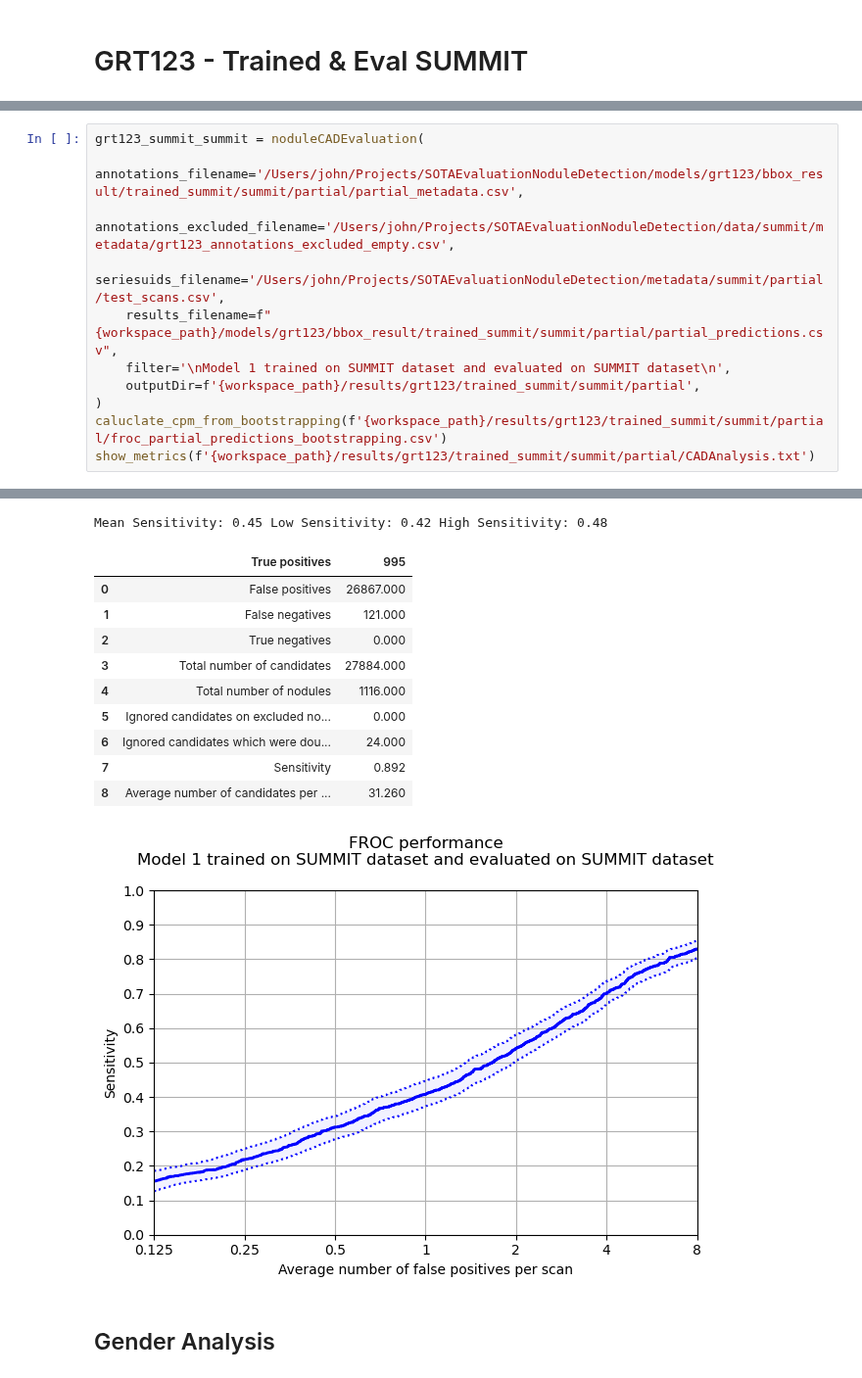
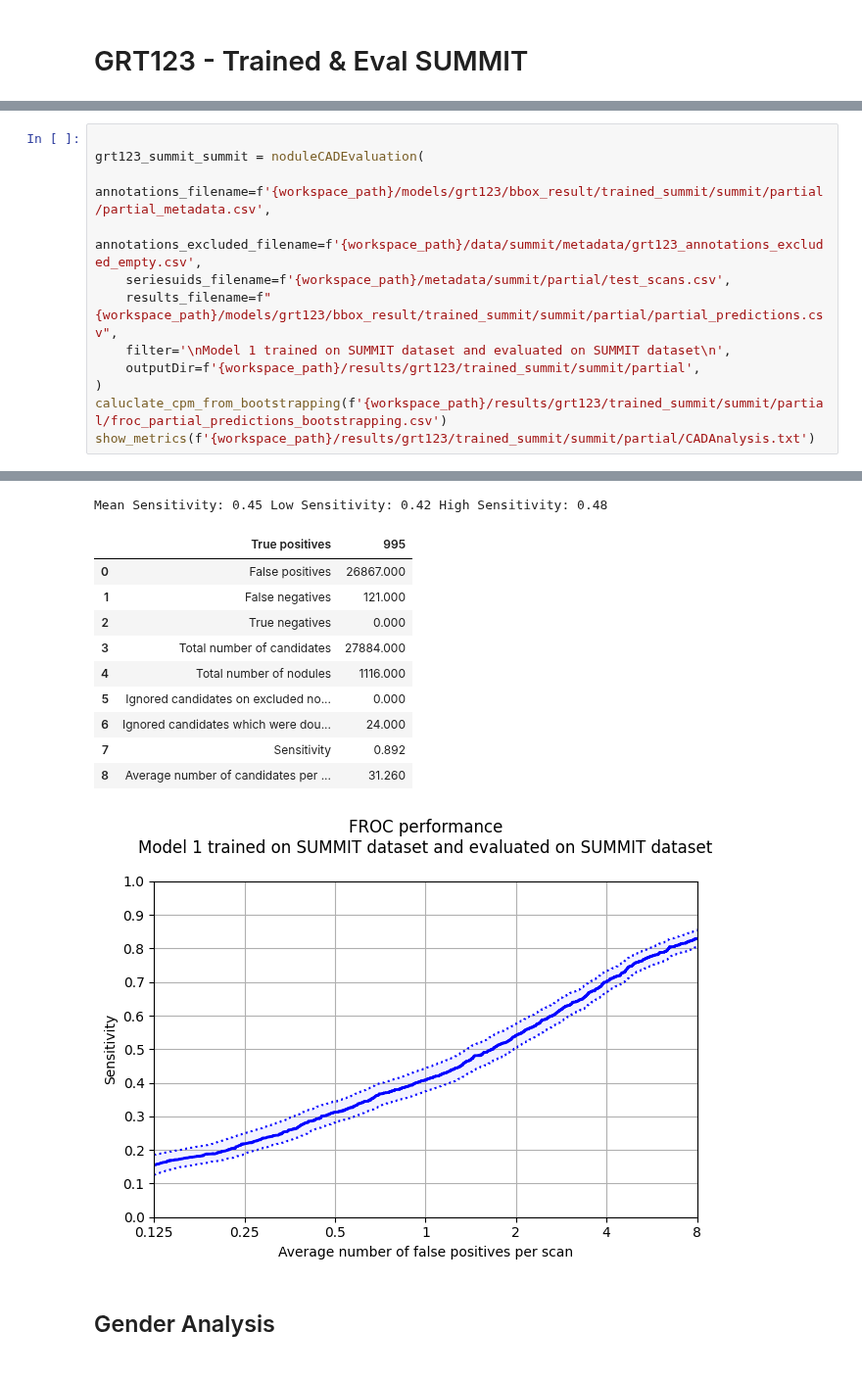
Before and after one commit to johnmccabe44/fairness-in-nodule-detection, a Jupyter notebook: notebooks/FairnessInNoduleDetectionAlgorithms/results.ipynb, the cells around one changed output, grey strips where cells are left out. Shown at 98% size. Saved outputs shown, nothing was run; the diff lists cells and outputs as text.

```diff
--- a/notebooks/FairnessInNoduleDetectionAlgorithms/results.ipynb
+++ b/notebooks/FairnessInNoduleDetectionAlgorithms/results.ipynb
@@ -54,8 +65,9 @@ def show_metrics(file_path):
 # %%
+
 grt123_summit_summit = noduleCADEvaluation(
-    annotations_filename='/Users/john/Projects/SOTAEvaluationNoduleDetection/models/grt123/bbox_result/trained_summit/summit/partial/partial_metadata.csv',
-    annotations_excluded_filename='/Users/john/Projects/SOTAEvaluationNoduleDetection/data/summit/metadata/grt123_annotations_excluded_empty.csv',
-    seriesuids_filename='/Users/john/Projects/SOTAEvaluationNoduleDetection/metadata/summit/partial/test_scans.csv',
+    annotations_filename=f'{workspace_path}/models/grt123/bbox_result/trained_summit/summit/partial/partial_metadata.csv',
+    annotations_excluded_filename=f'{workspace_path}/data/summit/metadata/grt123_annotations_excluded_empty.csv',
+    seriesuids_filename=f'{workspace_path}/metadata/summit/partial/test_scans.csv',
     results_filename=f"{workspace_path}/models/grt123/bbox_result/trained_summit/summit/partial/partial_predictions.csv",
     filter='\nModel 1 trained on SUMMIT dataset and evaluated on SUMMIT dataset\n',
     outputDir=f'{workspace_path}/results/grt123/trained_summit/summit/partial',
@@ -80,15 +92,15 @@ This is strange: CAD mark None detected two nodules! Check for overlapping nodul
 Mean Sensitivity: 0.45 Low Sensitivity: 0.42 High Sensitivity: 0.48
 |  | True positives | 995 |
 | 0 | False positives | 26867.000 |
 | 1 | False negatives | 121.000 |
 | 2 | True negatives | 0.000 |
 | 3 | Total number of candidates | 27884.000 |
 | 4 | Total number of nodules | 1116.000 |
 | 5 | Ignored candidates on excluded no... | 0.000 |
 | 6 | Ignored candidates which were dou... | 24.000 |
 | 7 | Sensitivity | 0.892 |
 | 8 | Average number of candidates per ... | 31.260 |
-[figure, old version]
+[figure, new version]
 # %% [markdown]
 ## Gender Analysis
 # %%
```
Also changed, not shown: parts of 10 cells of this notebook, 2 other files.
